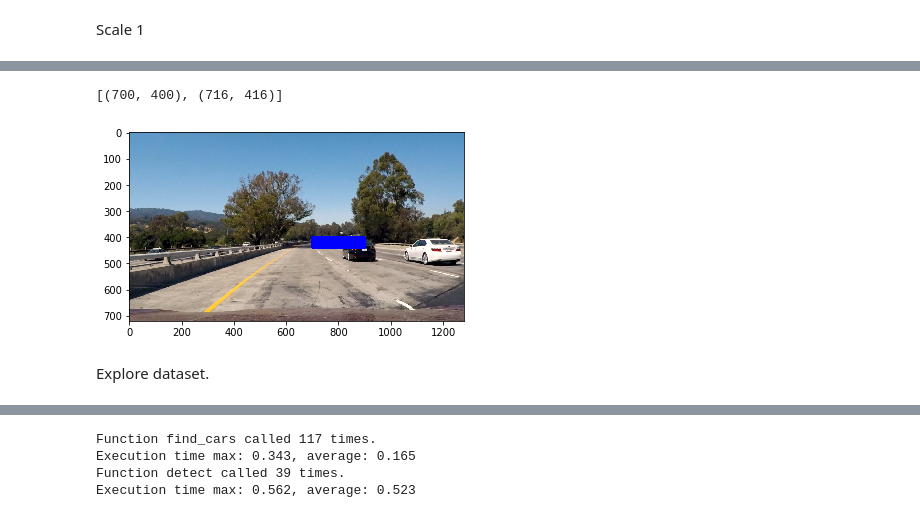
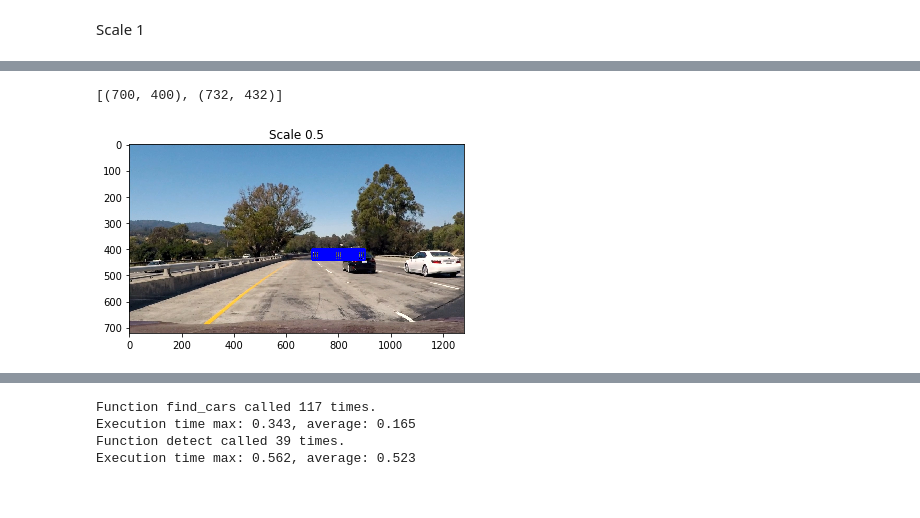
Before and after one commit to gcjyzdd/SDC-P5, a Jupyter notebook: VDT_v1.ipynb, the cells around one changed output, grey strips where cells are left out. Saved outputs shown, nothing was run; the diff lists cells and outputs as text; code cells hidden in the pictures.

```diff
--- a/VDT_v1.ipynb
+++ b/VDT_v1.ipynb
@@ -276,31 +281,32 @@ plt.savefig('./output_images/sb_1.jpg', bbox_inches="tight")
 # %%
 img = mpimg.imread('./test_images/test1.jpg')
 
 box_list = []
 
 orient = 8
 pix_per_cell = 8
 cell_per_block = 4
 spatial_size = 32
 hist_bins = 32
 
 xstart = 700
 ystart = 400
 xstop = 900
 ystop = 440
-scale = 0.25
+scale = 0.5
 
 box_list2 = find_cars_box(img, 'RGB',
               xstart, ystart, xstop, ystop,
               scale, 0, 0,
               orient, pix_per_cell, cell_per_block,
               spatial_size, hist_bins)
 box_list.extend(box_list2)
 print(box_list[0])
 
 out = draw_boxes(img, box_list)
 plt.imshow(out)
-plt.savefig('./output_images/sb_0_25.jpg', bbox_inches="tight")
+plt.title('Scale 0.5')
+plt.savefig('./output_images/sb_0_5.jpg', bbox_inches="tight")
 # %% [output]
-[(700, 400), (716, 416)]
+[(700, 400), (732, 432)]
-[figure, old version]
+[figure, new version]
@@ -485,2 +312,0 @@ def extract_features(imgs, ext='jpeg', color_space='RGB', spatial_size=(32, 32),
-# %% [markdown]
-Explore dataset.
```
Also changed, not shown: parts of 16 cells of this notebook.
